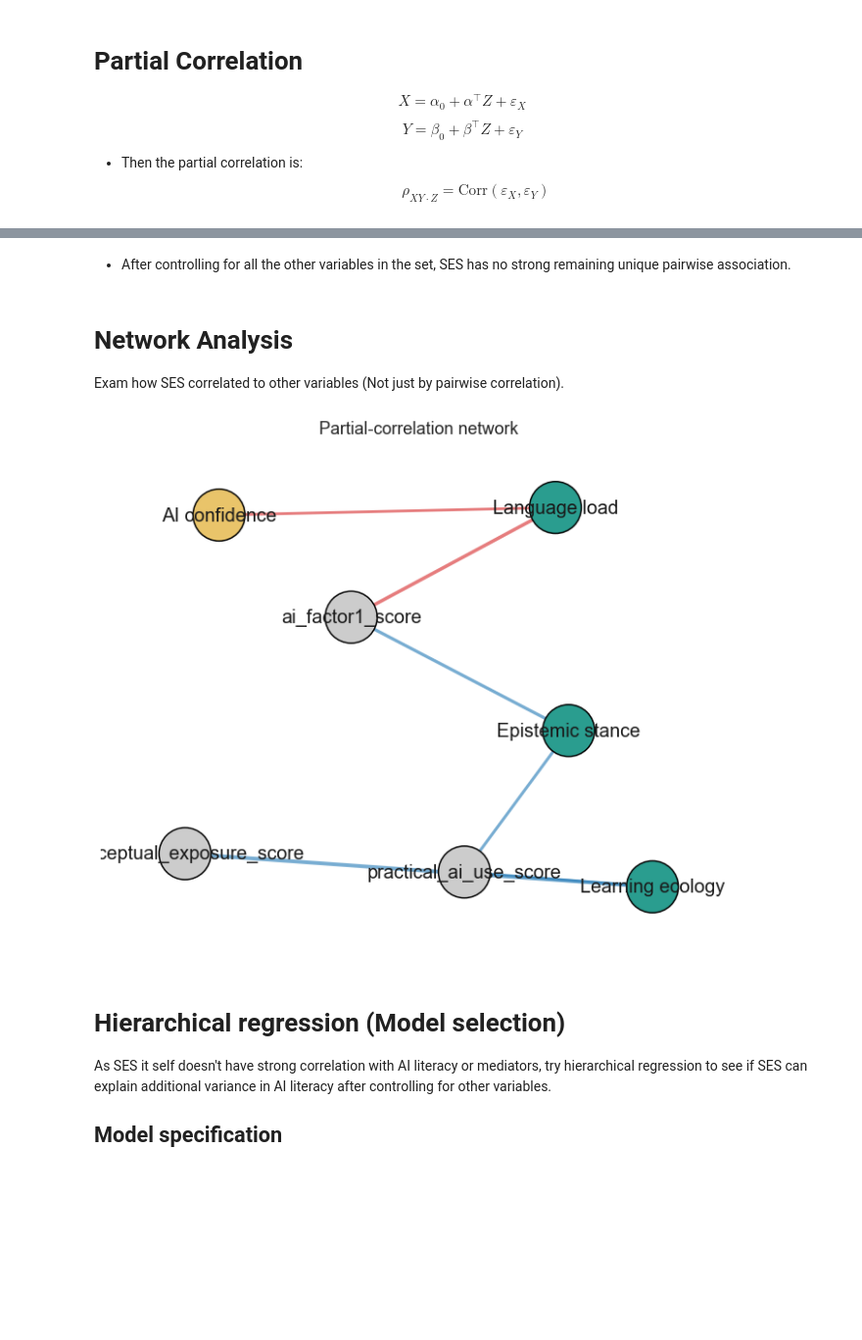
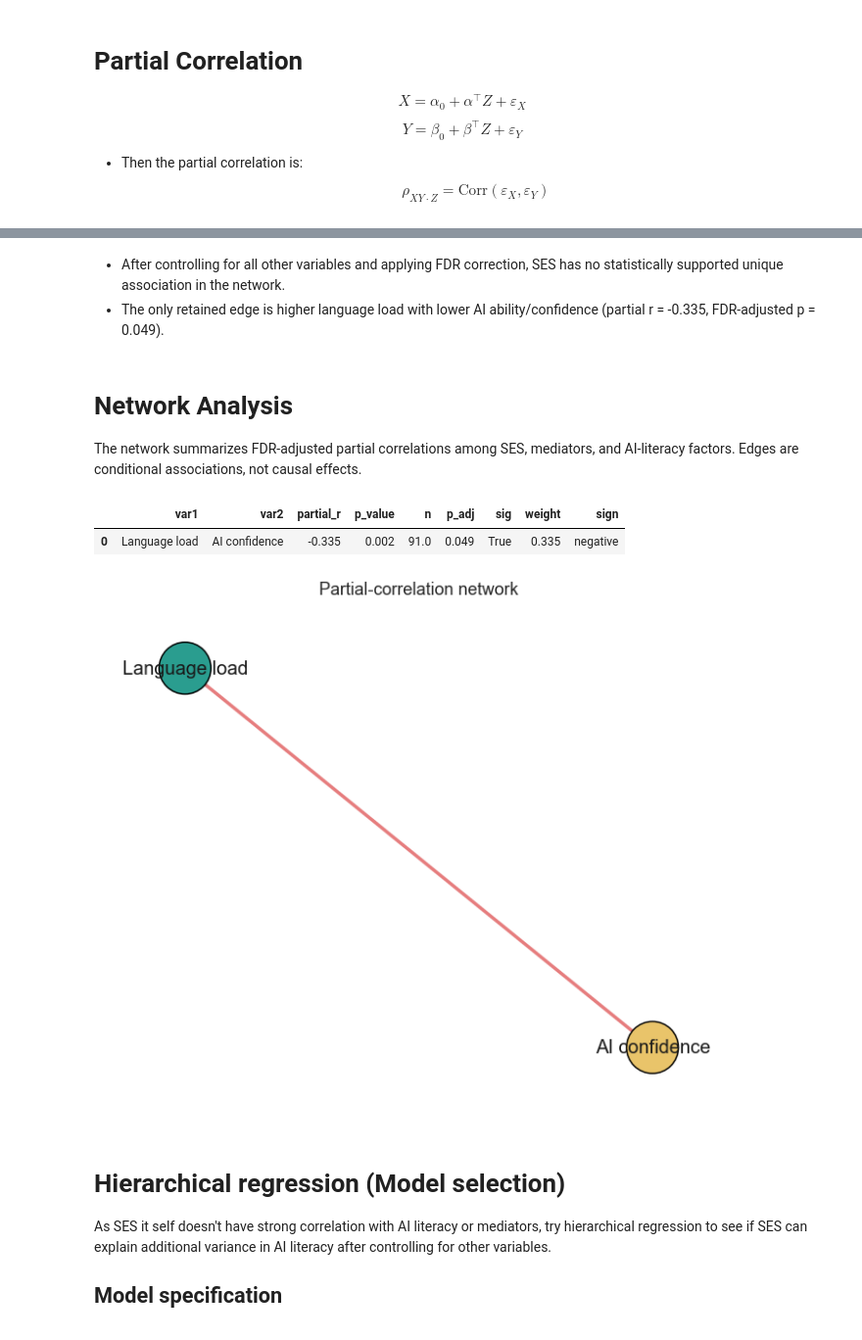
Before and after one commit to garcia-ho/1st_analysis, a Jupyter notebook: phas1_network.ipynb, the cells around one changed output, grey strips where cells are left out. Shown at 98% size. Cells and saved outputs as stored; diff of their text form; code cells hidden in the pictures; blank space fills up the shorter version.

```diff
--- a/phas1_network.ipynb
+++ b/phas1_network.ipynb
@@ -12,16 +12,16 @@ importlib.reload(functions_Network)
 from functions import *
 from functions_Network import *
 
-df_1111 = pd.read_csv("datasets/AI_Lit_Que_1111.csv")
-df_1204 = pd.read_csv("datasets/AI_Lit_Que_1204.csv")
+df_1111 = pd.read_csv("datasets/AI_Lit_Que_1111_26.csv")
+df_1201 = pd.read_csv("datasets/AI_Lit_Que_1201_26.csv")
 
 # add source/course label
 df_1111["course"] = "1111"
-df_1204["course"] = "1204"
+df_1201["course"] = "1201"
 
-print(df_1111.shape, df_1204.shape)
+print(df_1111.shape, df_1201.shape)
 
-df, meta = prepare_dataset("datasets/AI_Lit_Que_1111.csv", "datasets/AI_Lit_Que_1204.csv")
+df, meta = prepare_dataset("datasets/AI_Lit_Que_1111_26.csv", "datasets/AI_Lit_Que_1201_26.csv")
 
 # EFA for AI literacy: shared item order from the pre/post codebook
 ai_efa_items = list(AI_EFA_ITEMS)
@@ -111,15 +111,22 @@ plot_partial_corr_heatmap(
 # %% [markdown]
-- After controlling for all the other variables in the set, SES has no strong remaining unique pairwise association.
+- After controlling for all other variables and applying FDR correction, SES has
+  no statistically supported unique association in the network.
+- The only retained edge is higher language load with lower AI ability/confidence
+  (partial r = -0.335, FDR-adjusted p = 0.049).
 # %% [markdown]
 # Network Analysis
 
-Exam how SES correlated to other variables (Not just by pairwise correlation).
+The network summarizes FDR-adjusted partial correlations among SES, mediators,
+and AI-literacy factors. Edges are conditional associations, not causal effects.
 # %%
 edges = build_network_edges(pc_obj, adjust_method = "fdr_bh", alpha = 0.05, min_abs_r = 0.0)
+display(edges.round(3))
 G = build_network_graph(edges, node_groups = node_groups)
 plot_network_graph(G, layout = "spring", figsize = (12, 10))
 # %% [output]
+|  | var1 | var2 | partial_r | p_value | n | p_adj | sig | weight | sign |
+| 0 | Language load | AI confidence | -0.335 | 0.002 | 91.0 | 0.049 | True | 0.335 | negative |
-[figure, old version]
+[figure, new version]
 # %% [markdown]
 # Hierarchical regression (Model selection)
 
```
Also changed, not shown: parts of 15 cells of this notebook, 9 other files.
